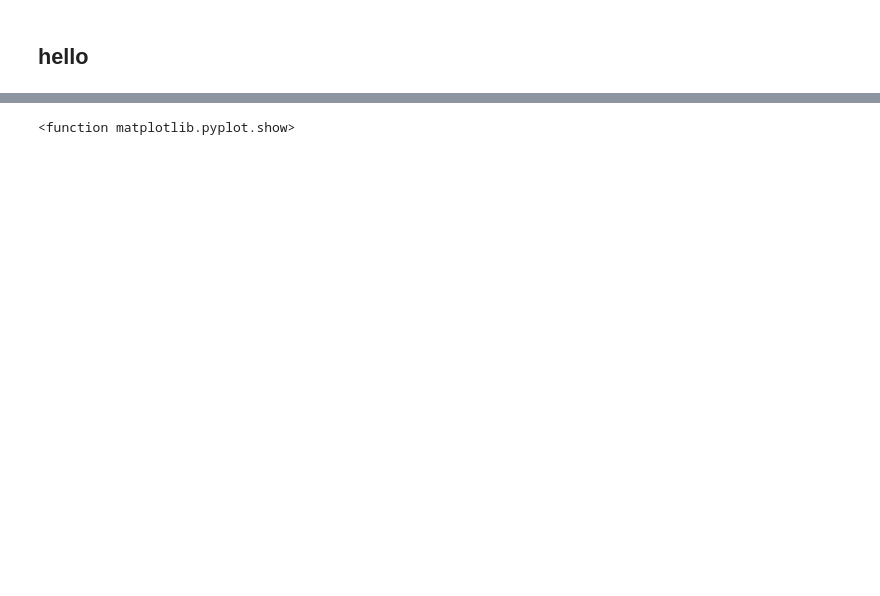
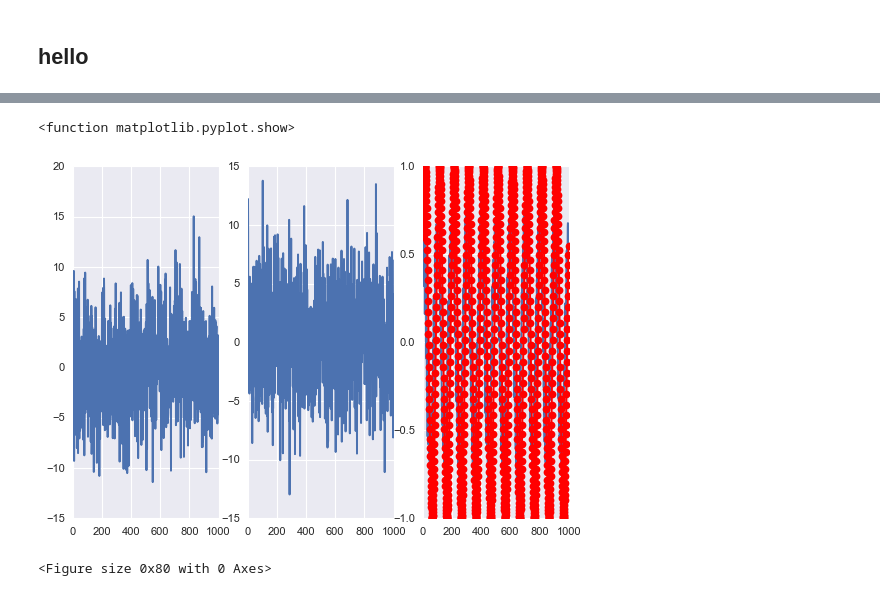
Before and after one commit to neerajww/neerajww.github.io, a Jupyter notebook: blog/notebooks/basics_pca_v0.ipynb, the cells around one changed output, grey strips where cells are left out. Saved outputs shown, nothing was run; the diff lists cells and outputs as text; code cells hidden in the pictures; blank space fills up the shorter version.

```diff
--- a/blog/notebooks/basics_pca_v0.ipynb
+++ b/blog/notebooks/basics_pca_v0.ipynb
@@ -9,6 +9,6 @@ import matplotlib.pyplot as plt
 # %%
 # signal params
-dur, f0, Fs = 1, 2,1000
+dur, f0, Fs = 1, 10,1000
 Ts = 1.0/Fs
 t = np.arange(0,dur,Ts,dtype =None)
 t = t.reshape(len(t),1)
@@ -16,7 +16,7 @@ mu, sigma = 0, 4
 # make signal/noise
 s = []
 n = []
-samples = 500
+samples = 1500
 for i in range(samples):
     temp1 = np.sin(2*pi*f0*t+pi*np.random.rand(1,1))
     temp2 = np.random.normal(mu, sigma, (len(t),1))
@@ -47,4 +43,6 @@ plt.show
 <function matplotlib.pyplot.show>
+[figure, added]
+<Figure size 0x80 with 0 Axes>
 # %%
 # visualize DFT basis
 nfft = 128
```
Also changed, not shown: parts of 11 cells of this notebook.
